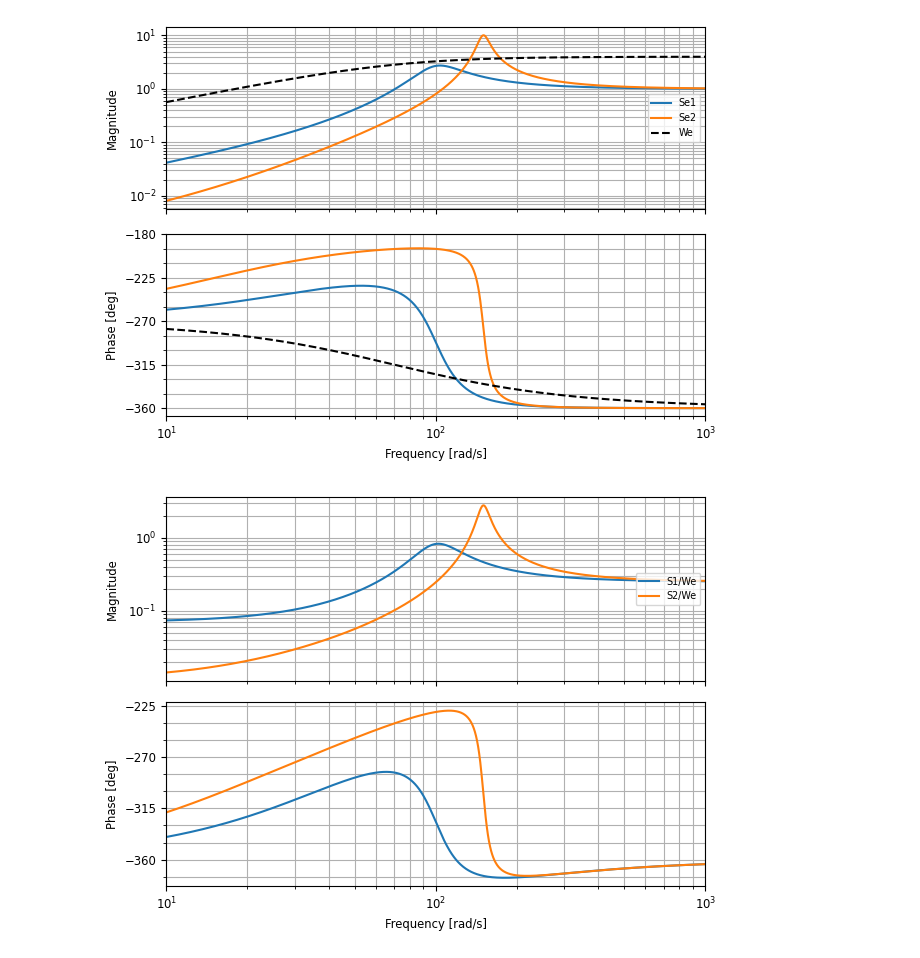
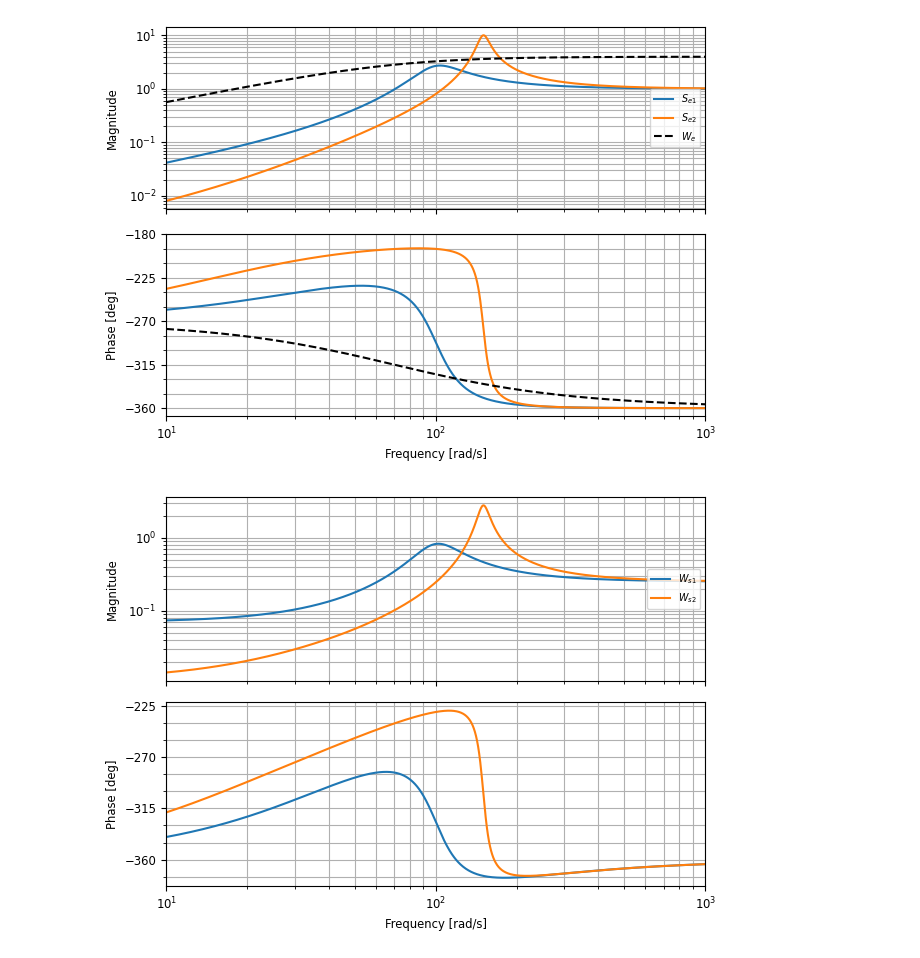
Before and after one commit to eliasrhoden/Sinumerik-Ctrl, a Jupyter notebook: hinf_scaling_example.ipynb, the cells around one changed output. Saved outputs shown, nothing was run; the diff lists cells and outputs as text; code cells hidden in the pictures.

Commit message:
New figures

```diff
--- a/hinf_scaling_example.ipynb
+++ b/hinf_scaling_example.ipynb
@@ -16,33 +16,33 @@ ctrl.bode(T2)
 # %%
 
 
 S1 = 1 - T1
 S2 = 1 - T2
 
-S1.name = 'Se1'
-S2.name = 'Se2'
+S1.name = r'$S_{e1}$'
+S2.name = r'$S_{e2}$'
 
 We = s/(s + 70) * 4
-We.name = 'We'
+We.name = r'$W_e$'
 
 wlim = [10,1000]
 ctrl.bode(S1,omega_limits=wlim)
 ctrl.bode(S2,omega_limits=wlim)
 ctrl.bode(We,omega_limits=wlim,linestyle='--',color='k')
 
 save_fig('hinf_scale_ex0')
 
 plt.figure()
 
 S1w = S1/We
 S2w = S2/We
 
-S1w.name = 'S1/We'
-S2w.name = 'S2/We'
+S1w.name = r'$W_{s1}$'
+S2w.name = r'$W_{s2}$'
 
 ctrl.bode(S1w,omega_limits=wlim)
 ctrl.bode(S2w,omega_limits=wlim)
 save_fig('hinf_scale_ex1')
 # %% [output]
-[figure, old version]
+[figure, new version]
-[figure, old version]
+[figure, new version]
```
Also changed, not shown: parts of 1 cell of this notebook, 4 other files.
